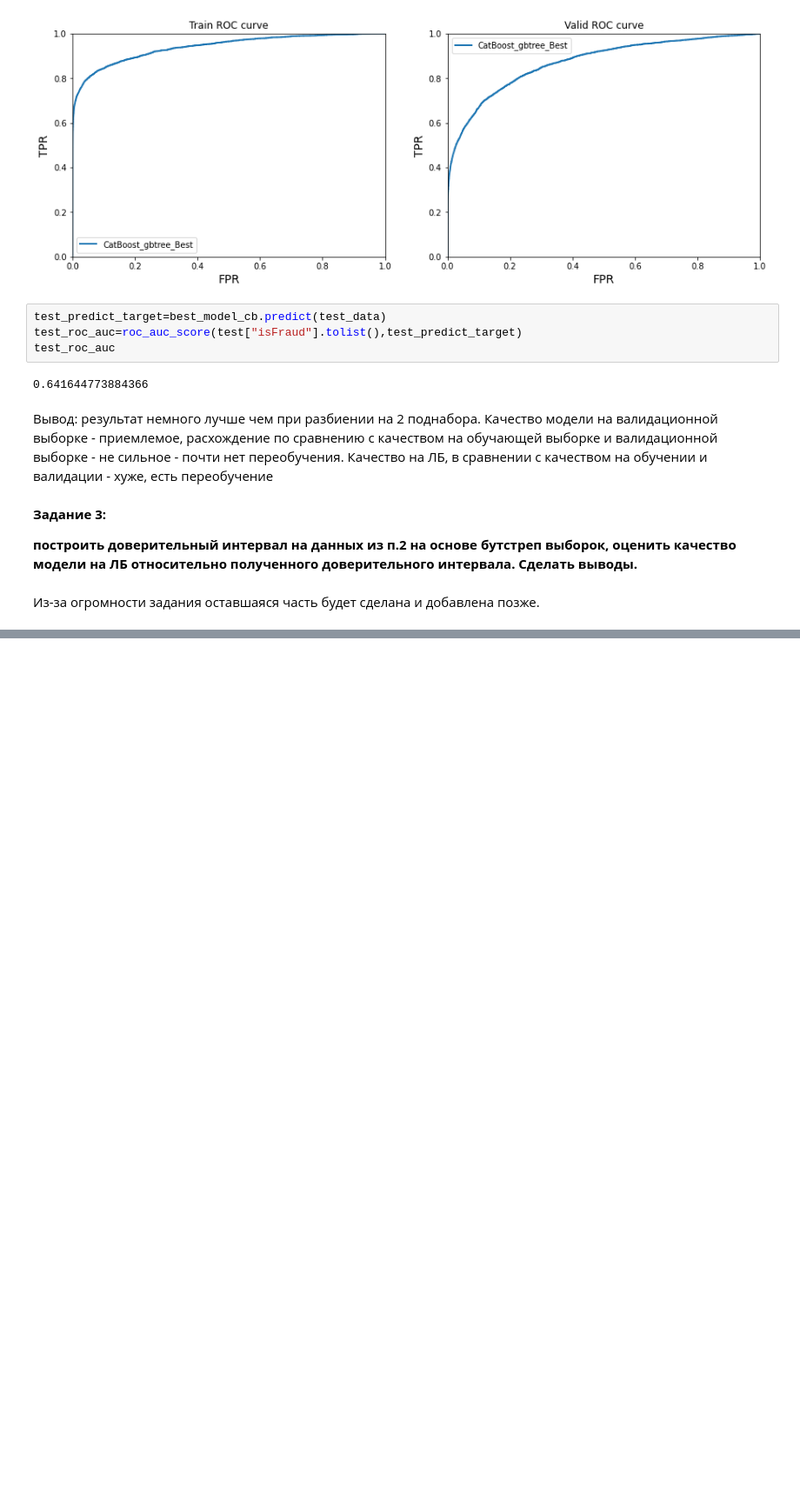
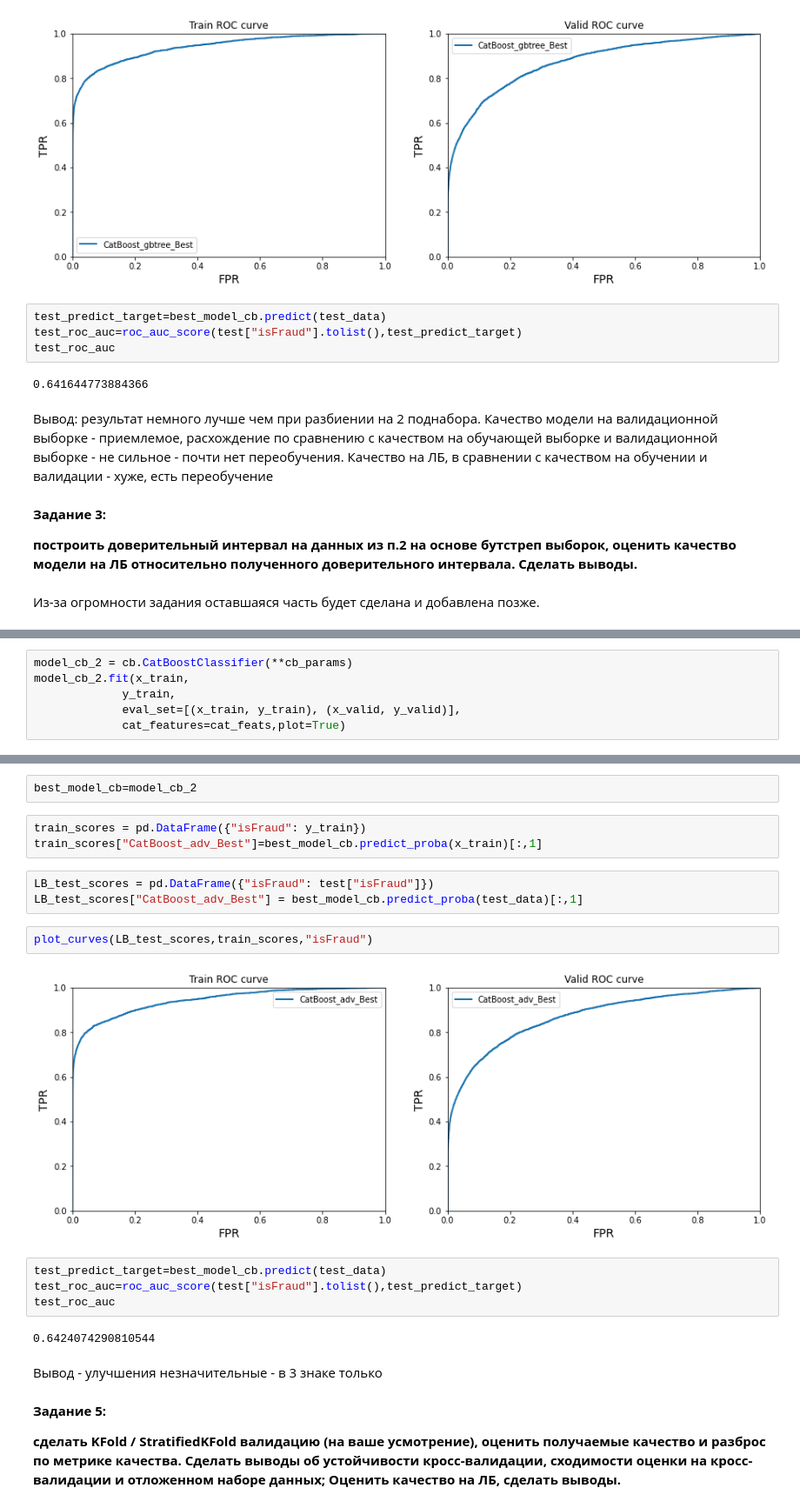
Before and after one commit to AndreyU123/Sports_data_analysis_Kaggle_Platform, a Jupyter notebook: Lesson3/Ukladnikov_Andrey_Lesson3.ipynb, the cells around one changed output, grey strips where cells are left out. Shown at 87% size. Cells and saved outputs as stored; diff of their text form; blank space fills up the shorter version.

```diff
--- a/Lesson3/Ukladnikov_Andrey_Lesson3.ipynb
+++ b/Lesson3/Ukladnikov_Andrey_Lesson3.ipynb
@@ -777,0 +1040,6 @@ test_roc_auc
+# %%
+model_cb_2 = cb.CatBoostClassifier(**cb_params)
+model_cb_2.fit(x_train,
+             y_train,
+             eval_set=[(x_train, y_train), (x_valid, y_valid)],
+             cat_features=cat_feats,plot=True)
@@ -777,0 +1070,24 @@ test_roc_auc
+# %%
+best_model_cb=model_cb_2
+# %%
+train_scores = pd.DataFrame({"isFraud": y_train})
+train_scores["CatBoost_adv_Best"]=best_model_cb.predict_proba(x_train)[:,1]
+# %%
+LB_test_scores = pd.DataFrame({"isFraud": test["isFraud"]})
+LB_test_scores["CatBoost_adv_Best"] = best_model_cb.predict_proba(test_data)[:,1]
+# %%
+plot_curves(LB_test_scores,train_scores,"isFraud")
+# %% [output]
+[figure, added]
+# %%
+test_predict_target=best_model_cb.predict(test_data)
+test_roc_auc=roc_auc_score(test["isFraud"].tolist(),test_predict_target)
+test_roc_auc
+# %% [output]
+0.6424074290810544
+# %% [markdown]
+Вывод - улучшения незначительные - в 3 знаке только
+# %% [markdown]
+**Задание 5:**
+
+**сделать KFold / StratifiedKFold валидацию (на ваше усмотрение), оценить получаемые качество и разброс по метрике качества. Сделать выводы об устойчивости кросс-валидации, сходимости оценки на кросс-валидации и отложенном наборе данных; Оценить качество на ЛБ, сделать выводы.**
```
Also changed, not shown: parts of 25 cells of this notebook.
